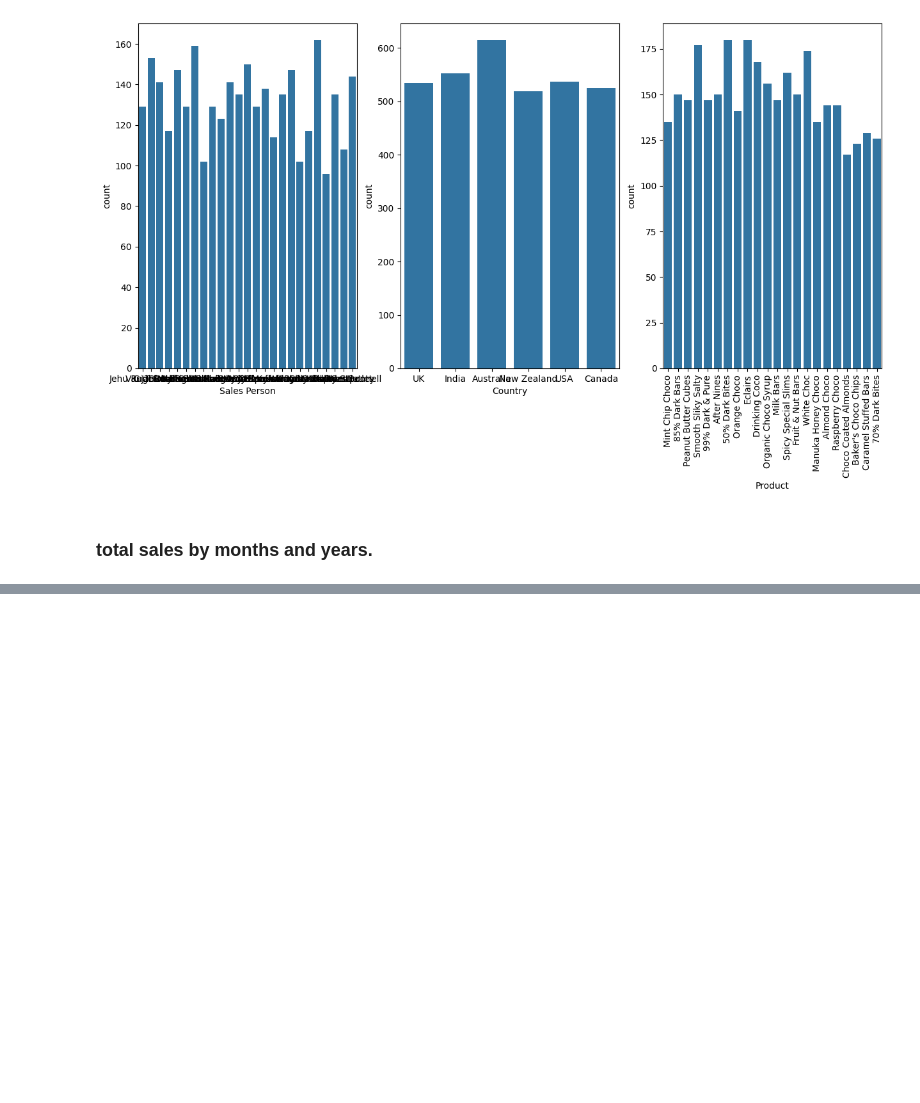
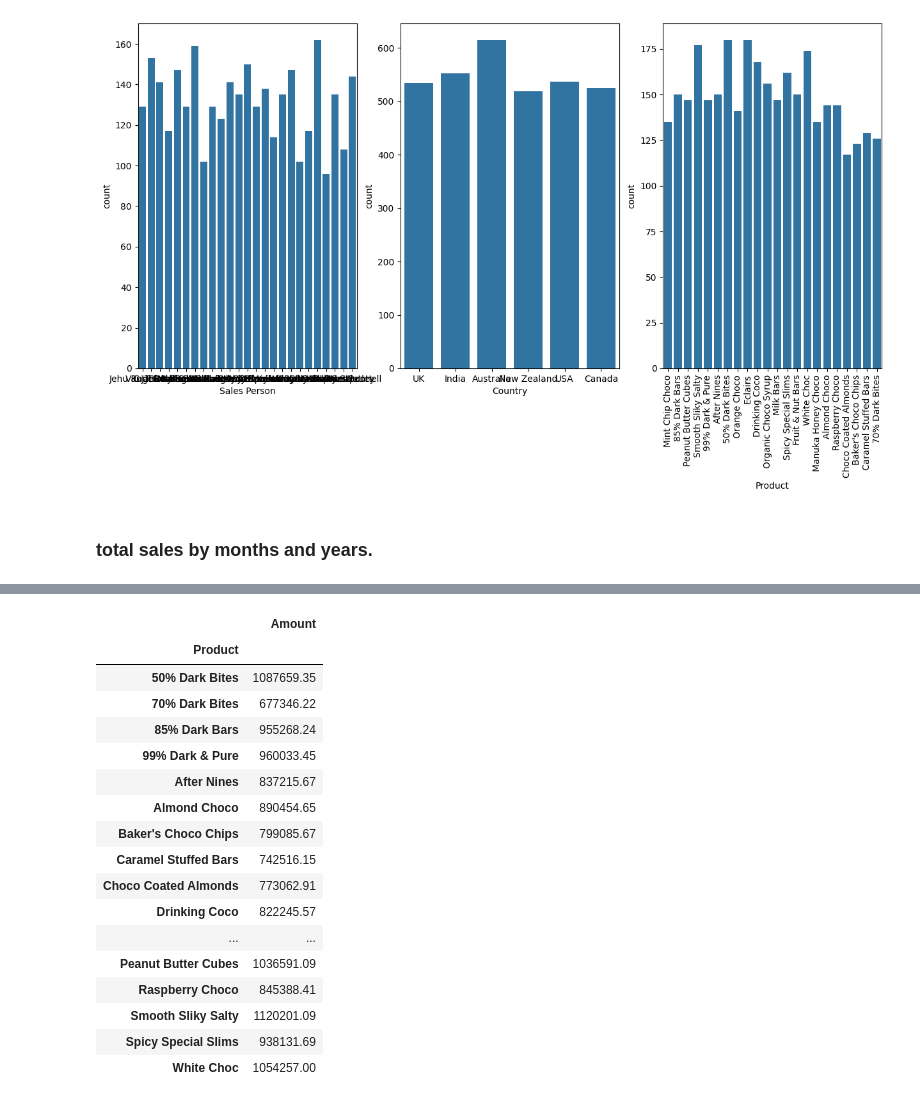
Before and after one commit to RealElvince/chocolate-sales-analysis, a Jupyter notebook: notebooks/chocolate_sales.ipynb, the cells around one changed output, grey strips where cells are left out. Cells and saved outputs as stored; diff of their text form; code cells hidden in the pictures; blank space fills up the shorter version.

Commit message:
revenue per product

```diff
--- a/notebooks/chocolate_sales.ipynb
+++ b/notebooks/chocolate_sales.ipynb
@@ -157,0 +185,23 @@ total_sales = pd.DataFrame(choco.groupby(['Year','Month'])['Amount'].sum())
+# %%
+product_sales = pd.DataFrame(choco.groupby("Product")["Amount"].sum())
+# %%
+product_sales
+# %% [output]
+|  | Amount |
+| Product |  |
+| 50% Dark Bites | 1087659.35 |
+| 70% Dark Bites | 677346.22 |
+| 85% Dark Bars | 955268.24 |
+| 99% Dark & Pure | 960033.45 |
+| After Nines | 837215.67 |
+| Almond Choco | 890454.65 |
+| Baker's Choco Chips | 799085.67 |
+| Caramel Stuffed Bars | 742516.15 |
+| Choco Coated Almonds | 773062.91 |
+| Drinking Coco | 822245.57 |
+| ... | ... |
+| Peanut Butter Cubes | 1036591.09 |
+| Raspberry Choco | 845388.41 |
+| Smooth Sliky Salty | 1120201.09 |
+| Spicy Special Slims | 938131.69 |
+| White Choc | 1054257.00 |
```
Also changed, not shown: parts of 4 cells of this notebook, 1 other file.
